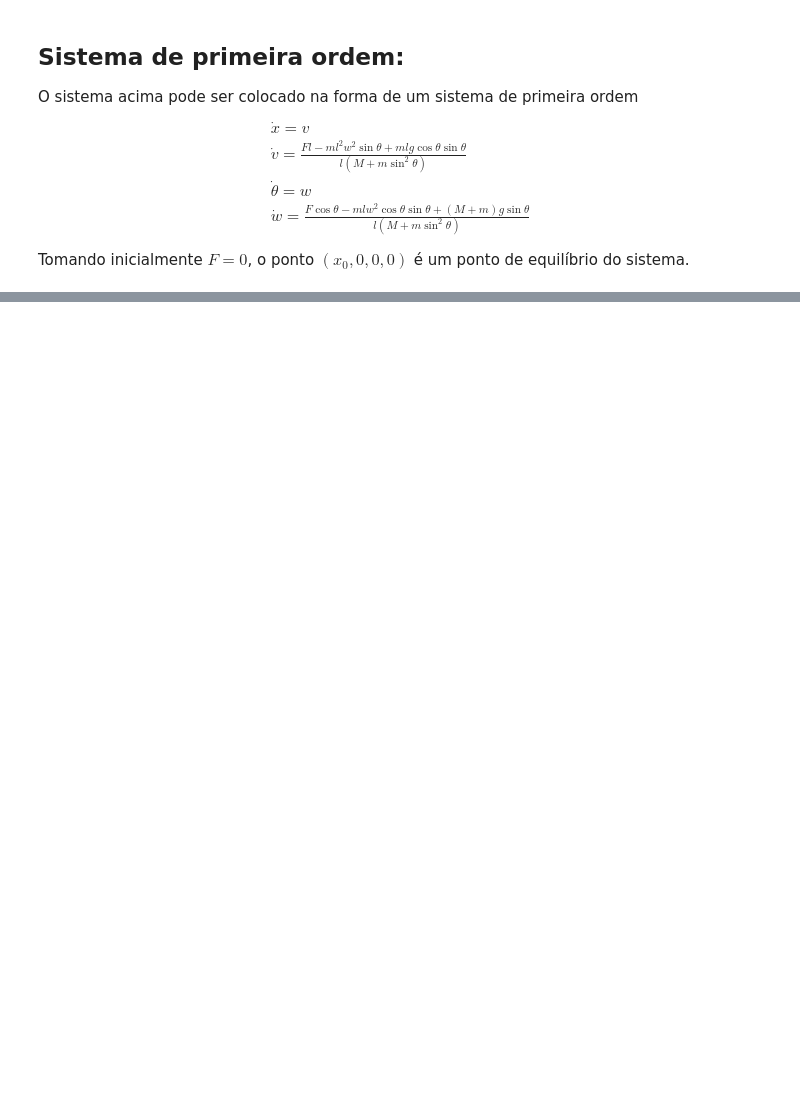
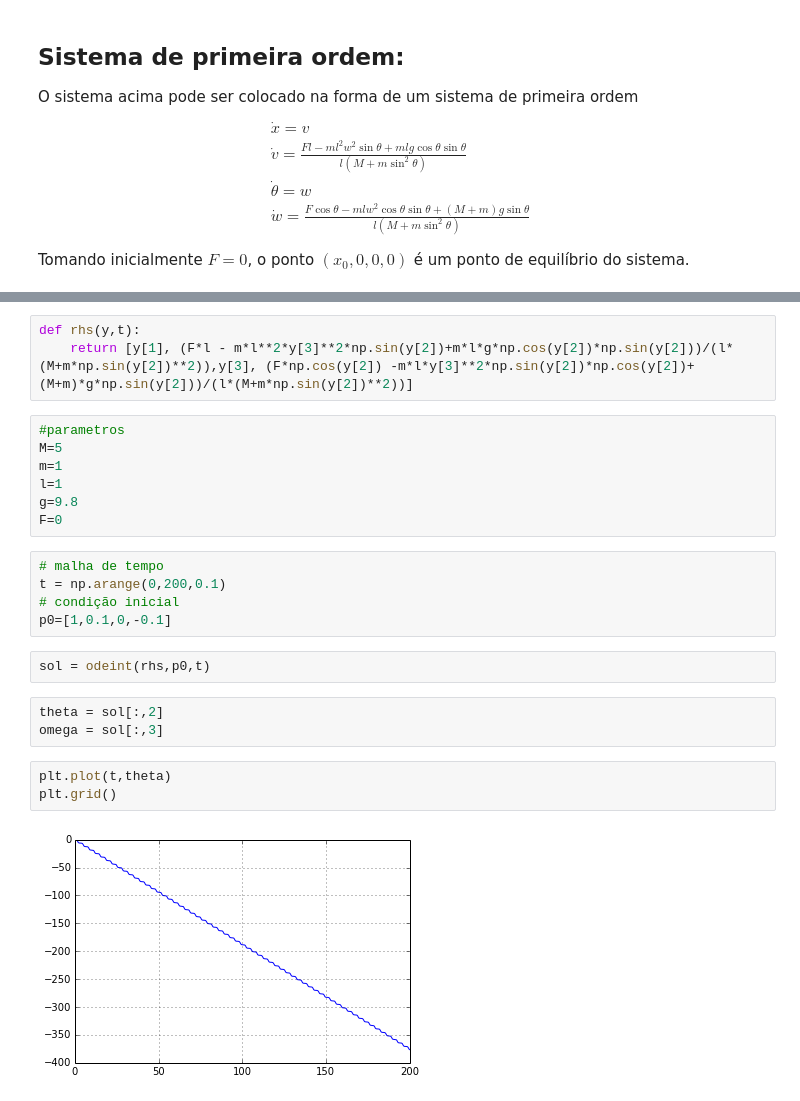
Before and after one commit to patonelli/map2321-ipyhton, a Jupyter notebook: PenduloInvertido.ipynb, the cells around one changed output, grey strips where cells are left out. Saved outputs shown, nothing was run; the diff lists cells and outputs as text; blank space fills up the shorter version.

```diff
--- a/PenduloInvertido.ipynb
+++ b/PenduloInvertido.ipynb
@@ -91,0 +112,25 @@ G_4(x,v,\theta,w,F) = \frac{ F \cos \theta - ml w^2 \cos \theta \sin \theta + (M
+# %%
+def rhs(y,t):
+    return [y[1], (F*l - m*l**2*y[3]**2*np.sin(y[2])+m*l*g*np.cos(y[2])*np.sin(y[2]))/(l*(M+m*np.sin(y[2])**2)),y[3], (F*np.cos(y[2]) -m*l*y[3]**2*np.sin(y[2])*np.cos(y[2])+(M+m)*g*np.sin(y[2]))/(l*(M+m*np.sin(y[2])**2))]
+# %%
+#parametros
+M=5
+m=1
+l=1
+g=9.8
+F=0
+# %%
+# malha de tempo
+t = np.arange(0,200,0.1)
+# condição inicial
+p0=[1,0.1,0,-0.1]
+# %%
+sol = odeint(rhs,p0,t)
+# %%
+theta = sol[:,2]
+omega = sol[:,3]
+# %%
+plt.plot(t,theta)
+plt.grid()
+# %% [output]
+[figure, added]
```
Also changed, not shown: parts of 5 cells of this notebook.
